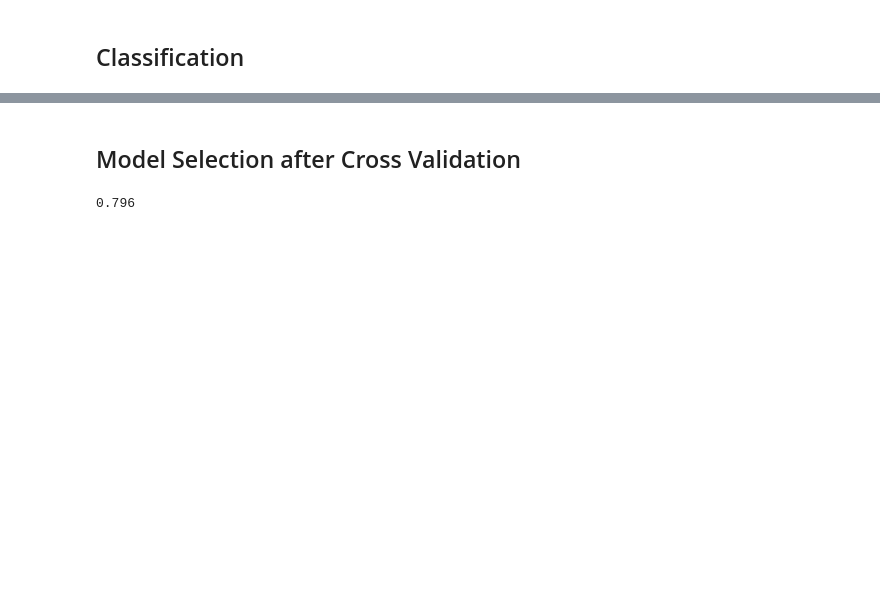
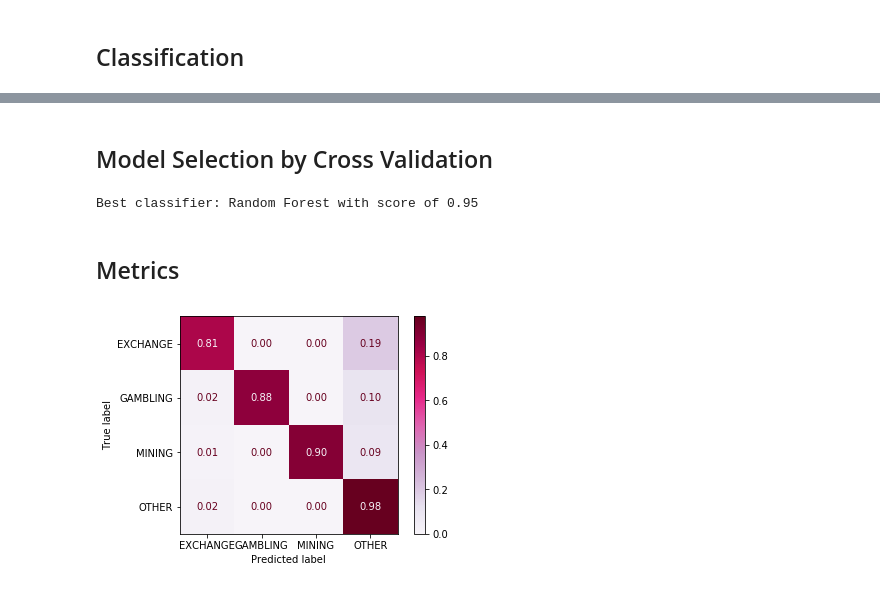
Before and after one commit to fakecoinbase/suchak1slashltc_addr_clf, a Jupyter notebook: litecoin.ipynb, the cells around one changed output, grey strips where cells are left out. Cells and saved outputs as stored; diff of their text form; code cells hidden in the pictures; blank space fills up the shorter version.

Commit message:
confusion matrix and cross validation

```diff
--- a/litecoin.ipynb
+++ b/litecoin.ipynb
@@ -388,19 +375,47 @@ ___________________________________________________________________________
 # %% [markdown]
-## Model Selection after Cross Validation
+## Model Selection by Cross Validation
-# %%
-from sklearn.model_selection import KFold
-kf = KFold(n_splits=10)
-kf.get_n_splits(X)
-scores = []
-for train_index, test_index in kf.split(X):
-    X_train, X_test = X.iloc[train_index], X.iloc[test_index]
-    y_train, y_test = y.iloc[train_index], y.iloc[test_index]
-    clf = RandomForestClassifier()
-    clf.fit(X_train, y_train)
-    pred = clf.predict(X_test)
-    score = round(clf.score(X_test, y_test), 2)
-    scores.append(score)
-
-np.mean(scores)
-# %% [output]
-0.796
+# %%
+from sklearn.model_selection import cross_val_score, KFold
+
+names = [
+    "Nearest Neighbors",
+    "Decision Tree",
+    "Random Forest"
+]
+
+classifiers = [
+    KNeighborsClassifier(4),
+    DecisionTreeClassifier(),
+    RandomForestClassifier()
+]
+
+clfs = dict(zip(names, classifiers))
+scores = []
+
+for idx, clf in enumerate(classifiers):
+    scores.append(
+        cross_val_score(clf, X, y,
+                        cv=KFold(shuffle=True)))
+
+scores = [np.mean(score) for score in scores]
+max_score = max(scores)
+max_idx = scores.index(max_score)
+best_clf = names[max_idx]
+print(f'Best classifier: {best_clf} with score of {round(max_score, 2)}')
+# %% [output]
+Best classifier: Random Forest with score of 0.95
+# %% [markdown]
+## Metrics
+# %%
+from sklearn.metrics import plot_confusion_matrix
+
+# X_train, X_test, y_train, y_test = train_test_split(X, y, test_size=0.2)
+# clf = classifiers[max_idx].fit(X_train, y_train)
+mat = plot_confusion_matrix(clf, X_test, y_test,
+#                             display_labels = ["EXCHANGE", "GAMBLING", "MINING", "OTHER"],
+                            cmap = plt.cm.PuRd,
+                            values_format = '.2f',
+                            normalize = 'true')
+# mat.confusion_matrix
+# %% [output]
+[figure, added]
```
Also changed, not shown: parts of 3 cells of this notebook.
